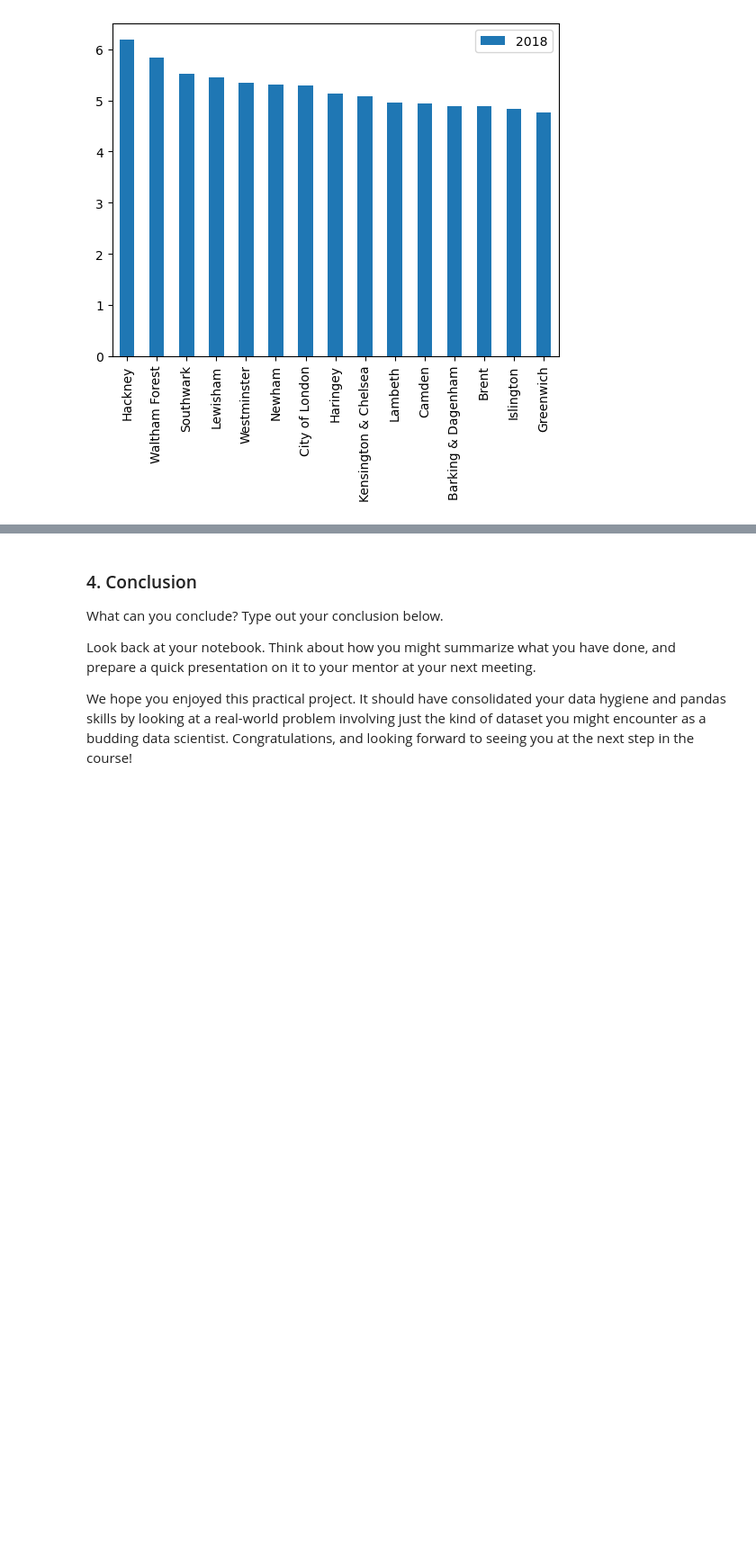
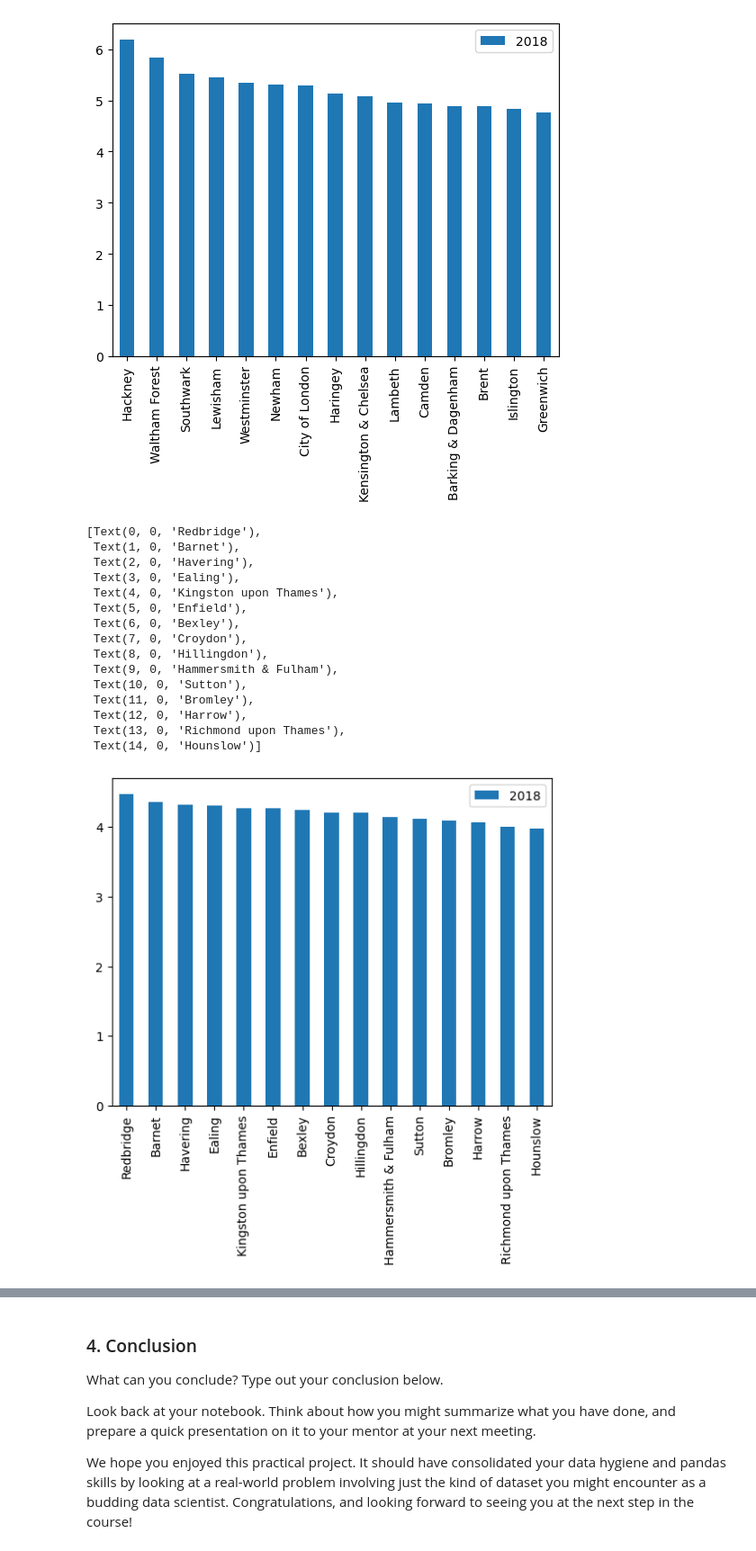
Before and after one commit to vanslykeaudio/SpringBoardDataScience, a Jupyter notebook: Unit_4_Challenge_-_Tier_3.ipynb/Unit 4 Challenge - Tier 3.ipynb, the cells around one changed output, grey strips where cells are left out. Shown: that part at 90% size. Drawn from its saved outputs; the diff is of its cells as text; code cells hidden in the pictures; blank space fills up the shorter version.

```diff
--- a/Unit_4_Challenge_-_Tier_3.ipynb/Unit 4 Challenge - Tier 3.ipynb
+++ b/Unit_4_Challenge_-_Tier_3.ipynb/Unit 4 Challenge - Tier 3.ipynb
@@ -368,9 +407,9 @@ dfg.head()
 | 3 | Barking & Dagenham | 1998 | 60285.821083 |
 | 4 | Barking & Dagenham | 1999 | 65320.934441 |
 # %%
-def create_price_ratio(d):
-    y1998 = float(d['Average_Price'][d['Year']==1998])
-    y2018 = float(d['Average_Price'][d['Year']==2018])
+def create_price_ratio(d, startyear=1998, endyear=2018):
+    y1998 = float(d['Average_Price'][d['Year']==startyear])
+    y2018 = float(d['Average_Price'][d['Year']==endyear])
     ratio = [y2018/y1998]
     return ratio
 # %%
@@ -433,3 +472,6 @@ print(top15)
 3                  Brent  4.894554
 18             Islington  4.844048
 10             Greenwich  4.763036
+# %%
+bottom15 = df_ratios.sort_values(by='2018',ascending=False).tail(15)
+print(bottom15)
@@ -454,3 +512,23 @@ ax.set_xticklabels(top15.Borough)
  Text(13, 0, 'Islington'),
  Text(14, 0, 'Greenwich')]
 [figure]
+# %%
+ax = bottom15[['Borough','2018']].plot(kind='bar')
+ax.set_xticklabels(bottom15.Borough)
+# %% [output]
+[Text(0, 0, 'Redbridge'),
+ Text(1, 0, 'Barnet'),
+ Text(2, 0, 'Havering'),
+ Text(3, 0, 'Ealing'),
+ Text(4, 0, 'Kingston upon Thames'),
+ Text(5, 0, 'Enfield'),
+ Text(6, 0, 'Bexley'),
+ Text(7, 0, 'Croydon'),
+ Text(8, 0, 'Hillingdon'),
+ Text(9, 0, 'Hammersmith & Fulham'),
+ Text(10, 0, 'Sutton'),
+ Text(11, 0, 'Bromley'),
+ Text(12, 0, 'Harrow'),
+ Text(13, 0, 'Richmond upon Thames'),
+ Text(14, 0, 'Hounslow')]
+[figure, added]
```
Also changed, not shown: parts of 11 cells of this notebook, 1 other file.
